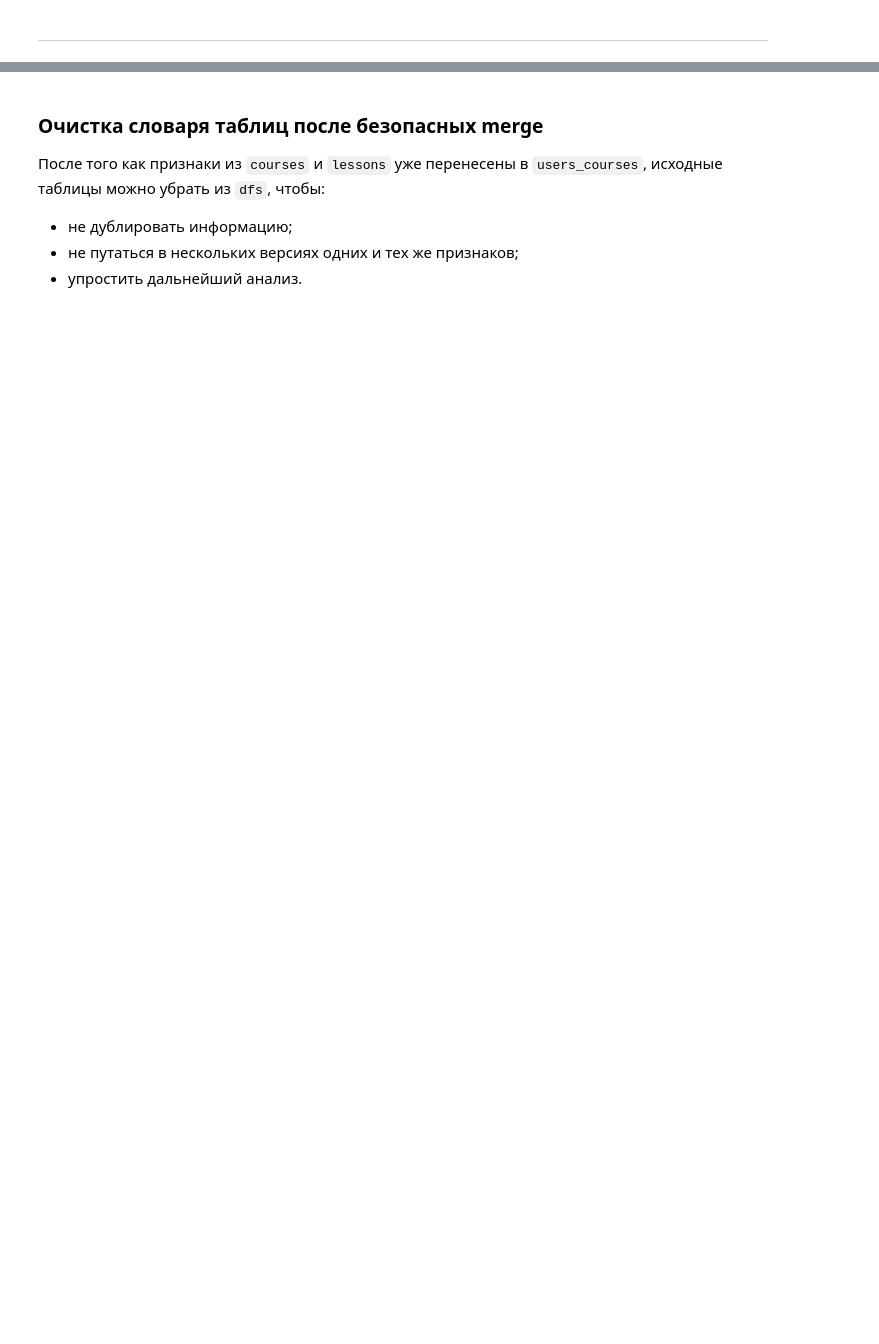
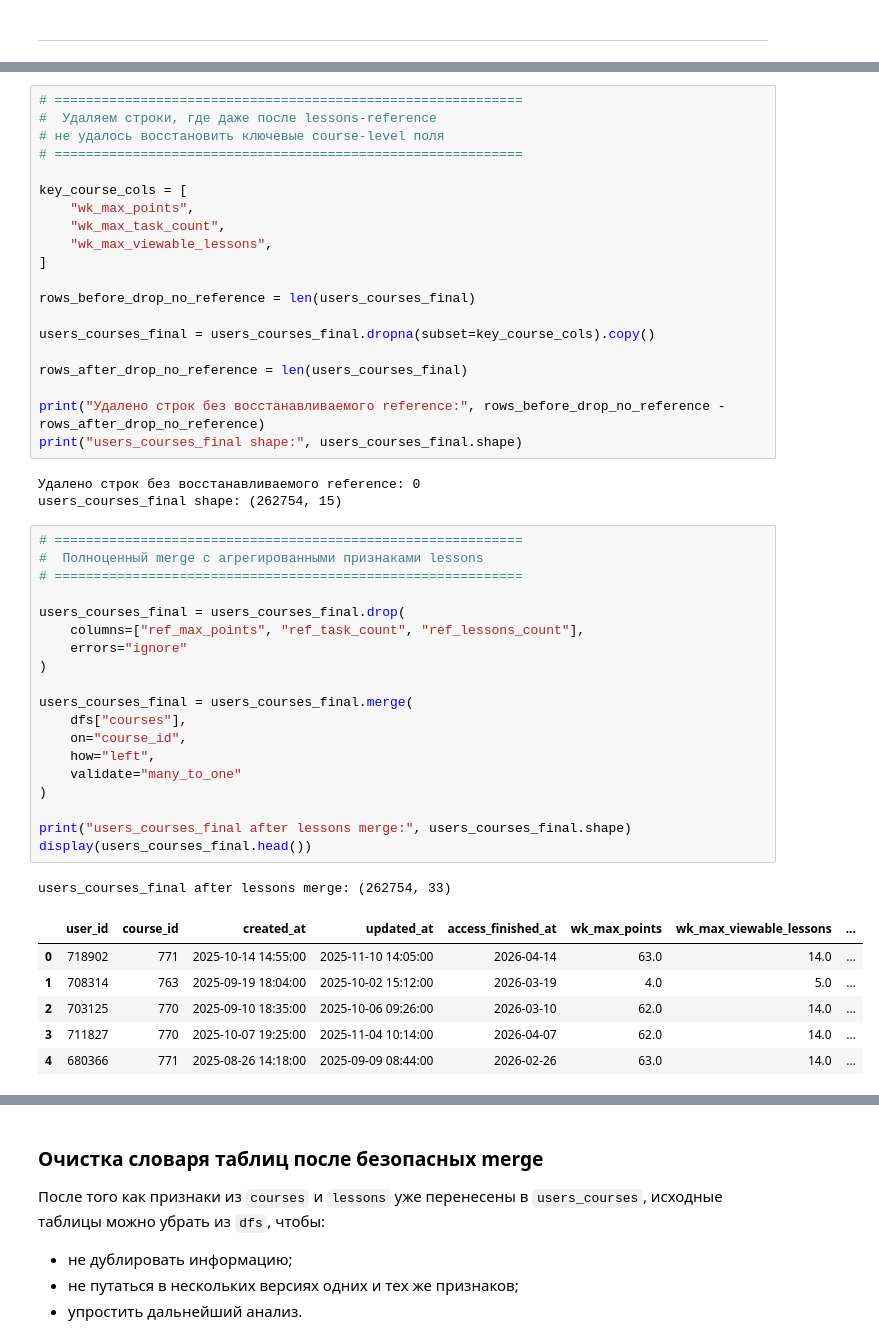
Before and after one commit to AntonDudDm/Xakaton, a Jupyter notebook: notebooks/EDA.ipynb, the cells around one changed output, grey strips where cells are left out. Cells and saved outputs as stored; diff of their text form; blank space fills up the shorter version.

Commit message:
create Hipotises_1 pipeine in EDA, finally got merged users_courses and lessons with approving

```diff
--- a/notebooks/EDA.ipynb
+++ b/notebooks/EDA.ipynb
@@ -1564,0 +1683,50 @@ users_courses + courses — безопасный merge по course_id
+# %%
+# ============================================================
+#  Удаляем строки, где даже после lessons-reference
+# не удалось восстановить ключевые course-level поля
+# ============================================================
+
+key_course_cols = [
+    "wk_max_points",
+    "wk_max_task_count",
+    "wk_max_viewable_lessons",
+]
+
+rows_before_drop_no_reference = len(users_courses_final)
+
+users_courses_final = users_courses_final.dropna(subset=key_course_cols).copy()
+
+rows_after_drop_no_reference = len(users_courses_final)
+
+print("Удалено строк без восстанавливаемого reference:", rows_before_drop_no_reference - rows_after_drop_no_reference)
+print("users_courses_final shape:", users_courses_final.shape)
+# %% [output]
+Удалено строк без восстанавливаемого reference: 0
+users_courses_final shape: (262754, 15)
+# %%
+# ============================================================
+#  Полноценный merge с агрегированными признаками lessons
+# ============================================================
+
+users_courses_final = users_courses_final.drop(
+    columns=["ref_max_points", "ref_task_count", "ref_lessons_count"],
+    errors="ignore"
+)
+
+users_courses_final = users_courses_final.merge(
+    dfs["courses"],
+    on="course_id",
+    how="left",
+    validate="many_to_one"
+)
+
+print("users_courses_final after lessons merge:", users_courses_final.shape)
+display(users_courses_final.head())
+# %% [output]
+users_courses_final after lessons merge: (262754, 33)
+|  | user_id | course_id | created_at | updated_at | access_finished_at | wk_max_points | wk_max_viewable_lessons | ... |
+| 0 | 718902 | 771 | 2025-10-14 14:55:00 | 2025-11-10 14:05:00 | 2026-04-14 | 63.0 | 14.0 | ... |
+| 1 | 708314 | 763 | 2025-09-19 18:04:00 | 2025-10-02 15:12:00 | 2026-03-19 | 4.0 | 5.0 | ... |
+| 2 | 703125 | 770 | 2025-09-10 18:35:00 | 2025-10-06 09:26:00 | 2026-03-10 | 62.0 | 14.0 | ... |
+| 3 | 711827 | 770 | 2025-10-07 19:25:00 | 2025-11-04 10:14:00 | 2026-04-07 | 62.0 | 14.0 | ... |
+| 4 | 680366 | 771 | 2025-08-26 14:18:00 | 2025-09-09 08:44:00 | 2026-02-26 | 63.0 | 14.0 | ... |
```
Also changed, not shown: parts of 33 cells of this notebook.
